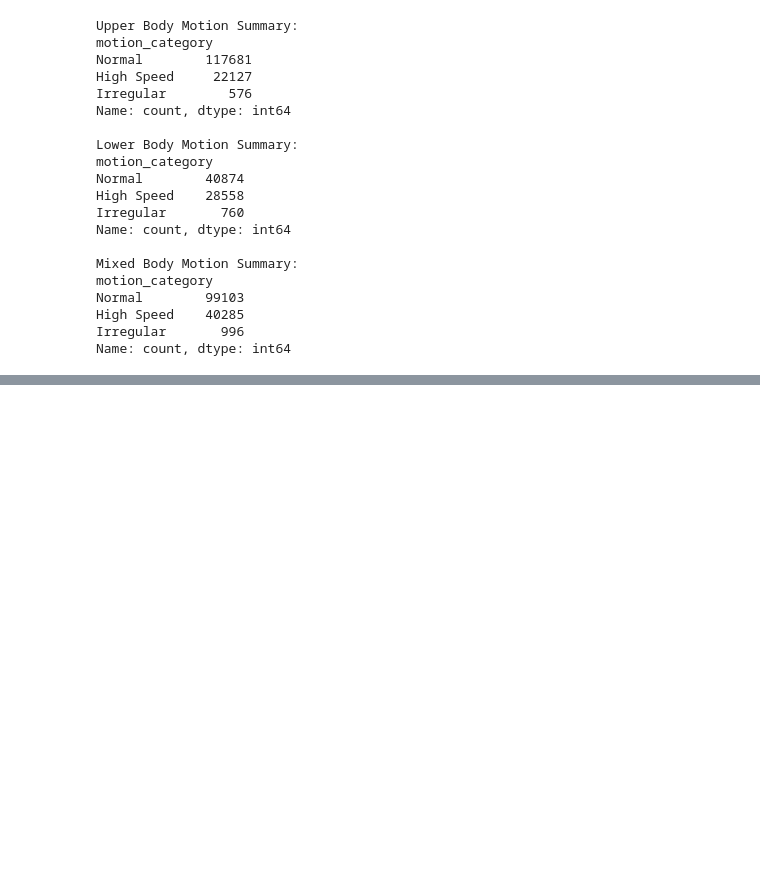
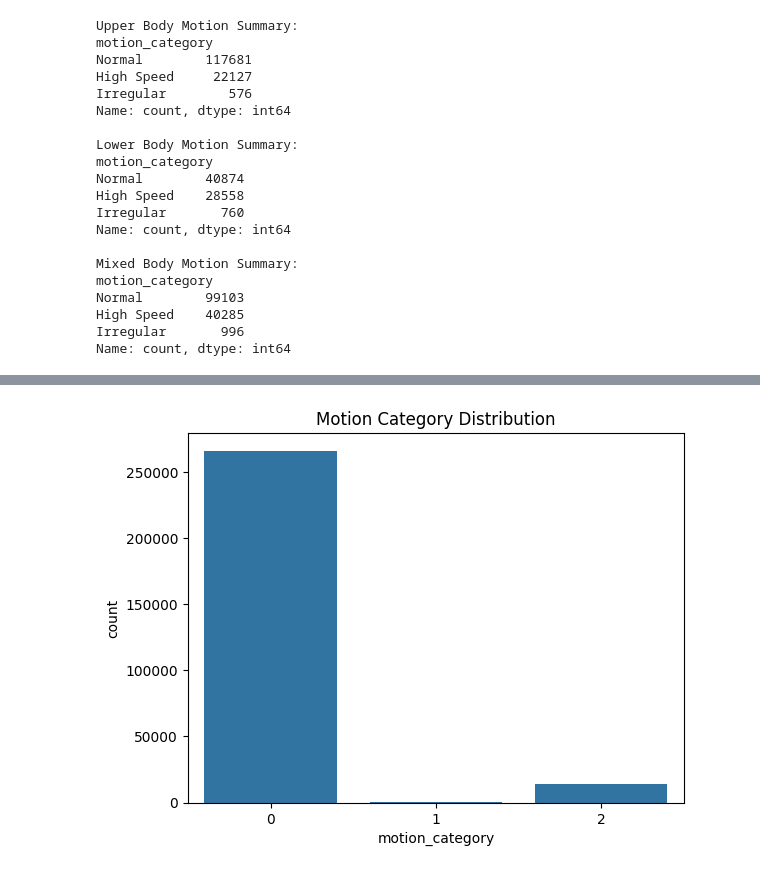
Before and after one commit to Arielle0222/Autonomous-Pedestrian-Prediction-with-Talchum-Motion-Data, a Jupyter notebook: step2_EDA_correlatioin.ipynb, the cells around one changed output, grey strips where cells are left out. Saved outputs shown, nothing was run; the diff lists cells and outputs as text; code cells hidden in the pictures; blank space fills up the shorter version.

```diff
--- a/step2_EDA_correlatioin.ipynb
+++ b/step2_EDA_correlatioin.ipynb
@@ -685,0 +749,15 @@ display(df[['file_name', 'keypoint_name', 'velocity']])
+# %%
+Q1 = df_sorted['velocity'].quantile(0.25)  # 1사분위수
+Q3 = df_sorted['velocity'].quantile(0.75)  # 3사분위수
+IQR = Q3 - Q1
+
+
+normal_min = max(0, Q1 - 1.5 * IQR)  # 정상 속도의 최솟값은 0 이상이어야 함
+normal_max = Q3 + 1.5 * IQR          # 정상 속도의 최댓값
+
+
+# 가속도 기준
+accel_threshold = df_sorted['acceleration'].quantile(0.95)
+
+# normal_min = Q1 - 1.5 * IQR  # 정상 속도의 최솟값
+# normal_max = Q3 + 1.5 * IQR  --> # Normal Range: -435.2411536245031 ~ 1019.9932780499717 이렇게 나오는데 속도는 음수가 없음 -> 최솟값 강제 추가 진행
@@ -685,0 +768,8 @@ display(df[['file_name', 'keypoint_name', 'velocity']])
+# %%
+# 속도 기반 라벨링
+df_sorted['motion_category'] = 0  # 기본 Normal
+df_sorted.loc[df_sorted['velocity'] > normal_max, 'motion_category'] = 1  # High Speed
+df_sorted.loc[df_sorted['velocity'] < normal_min, 'motion_category'] = 2  # Irregular
+
+# 가속도 기준으로 Irregular 보완
+df_sorted.loc[df_sorted['acceleration'] > accel_threshold, 'motion_category'] = 2
@@ -685,0 +800,7 @@ display(df[['file_name', 'keypoint_name', 'velocity']])
+# %%
+# 카테고리 분포 확인
+sns.countplot(data=df_sorted, x='motion_category')
+plt.title("Motion Category Distribution")
+plt.show()
+# %% [output]
+[figure, added]
```
Also changed, not shown: parts of 23 cells of this notebook, 2 other files.
